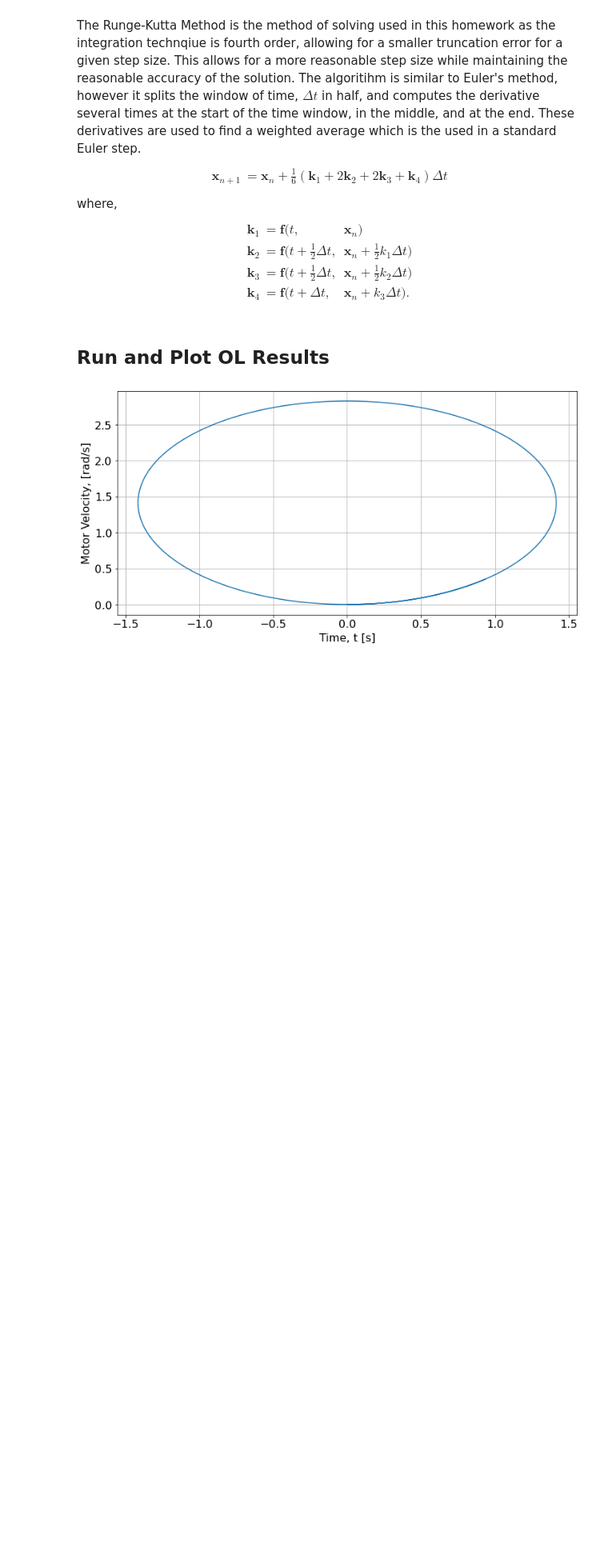
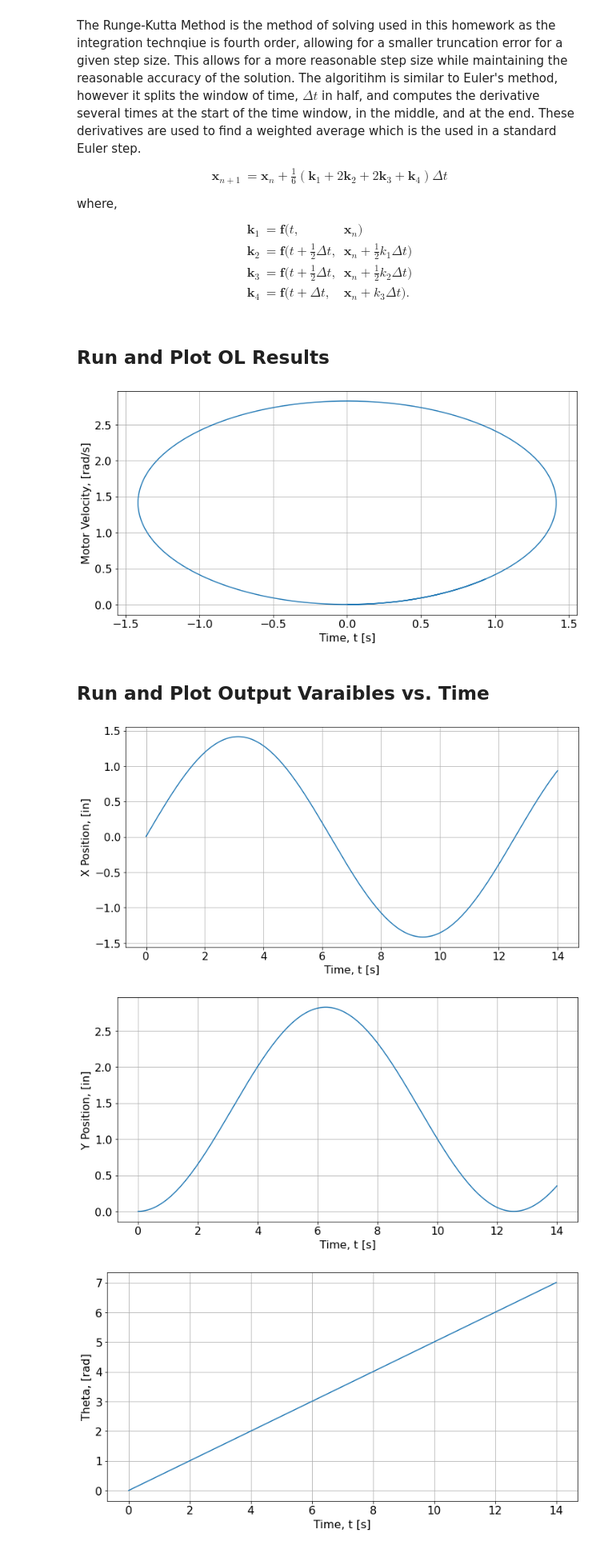
Before and after one commit to tanno1/ME405, a Jupyter notebook: Hw0x03 - System Modeling/Hw0x03_tanner_main.ipynb, the cells around one changed output. Shown: that part at 80% size. Drawn from its saved outputs; the diff is of its cells as text; code cells hidden in the pictures; blank space fills up the shorter version.

```diff
--- a/Hw0x03 - System Modeling/Hw0x03_tanner_main.ipynb
+++ b/Hw0x03 - System Modeling/Hw0x03_tanner_main.ipynb
@@ -177,3 +178,30 @@ pyplot.ylabel('Motor Velocity, [rad/s]')
 pyplot.grid()
 # %% [output]
 [figure]
+# %% [markdown]
+## Run and Plot Output Varaibles vs. Time
+# %%
+# plot x position vs time
+pyplot.figure(figsize=(12,6))
+pyplot.plot(t_OL, y_OL[:,0])
+pyplot.xlabel('Time, t [s]')
+pyplot.ylabel('X Position, [in]')
+pyplot.grid()
+
+# plot y position vs time
+pyplot.figure(figsize=(12,6))
+pyplot.plot(t_OL, y_OL[:,1])
+pyplot.xlabel('Time, t [s]')
+pyplot.ylabel('Y Position, [in]')
+pyplot.grid()
+
+# plot theta vs time
+pyplot.figure(figsize=(12,6))
+pyplot.plot(t_OL, y_OL[:,2])
+pyplot.xlabel('Time, t [s]')
+pyplot.ylabel('Theta, [rad]')
+pyplot.grid()
+# %% [output]
+[figure, added]
+[figure, added]
+[figure, added]
```
Also changed, not shown: parts of 4 cells of this notebook.
